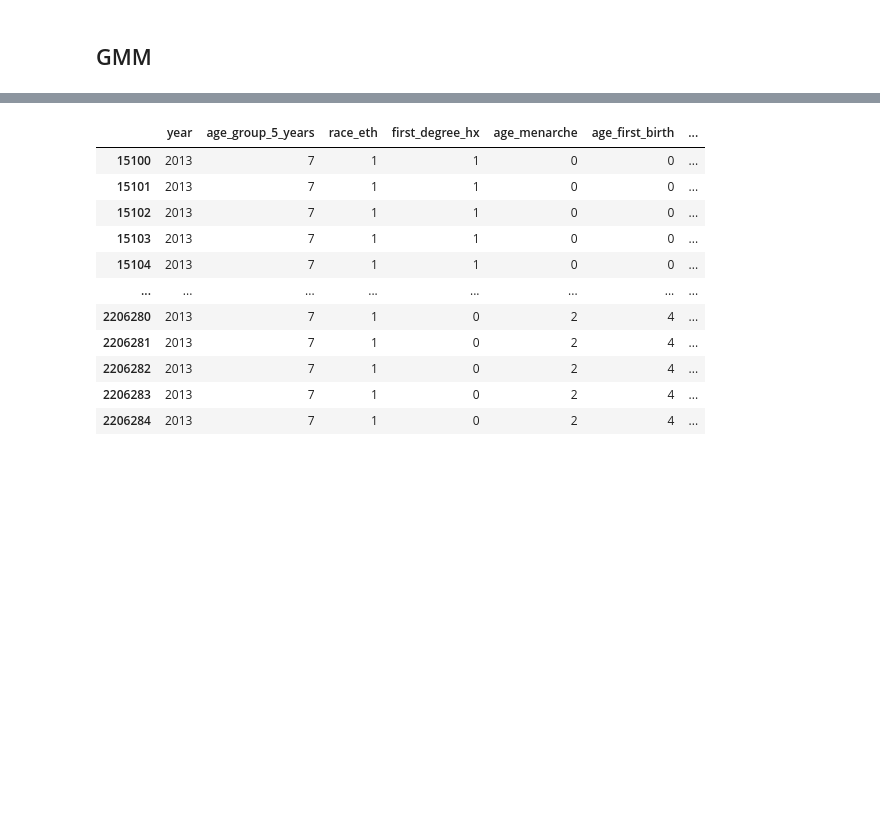
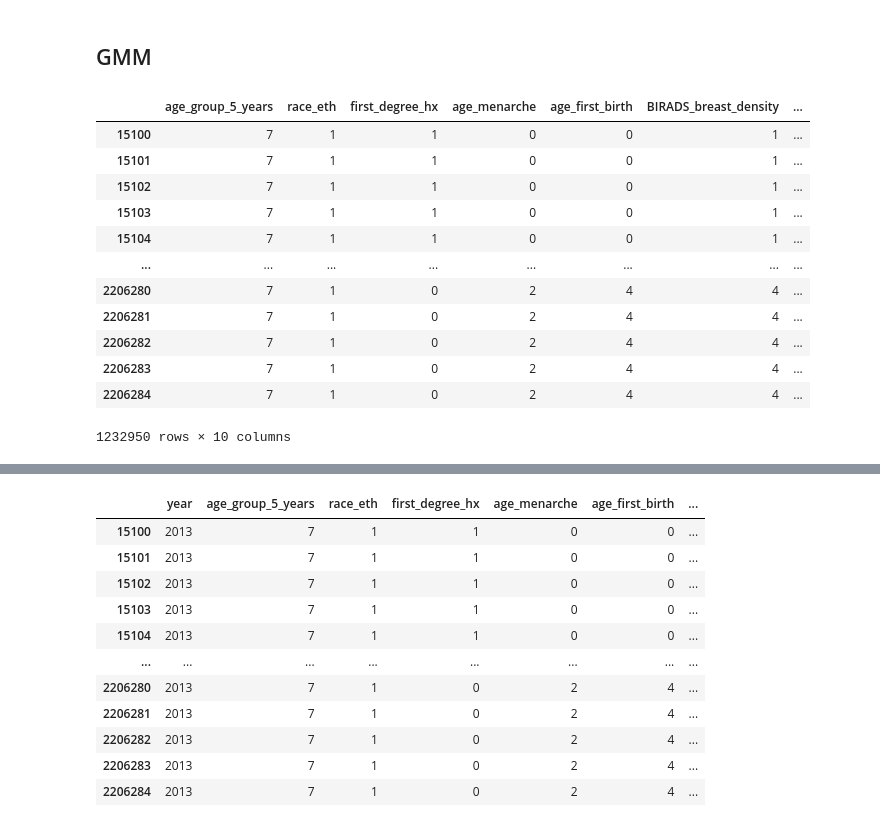
Before and after one commit to schwartzh2017/Final_Project_CL_HS, a Jupyter notebook: gmm.ipynb, the cells around one changed output, grey strips where cells are left out. Saved outputs shown, nothing was run; the diff lists cells and outputs as text; code cells hidden in the pictures; blank space fills up the shorter version.

```diff
--- a/gmm.ipynb
+++ b/gmm.ipynb
@@ -39,3 +49,19 @@ df.breast_cancer_history.value_counts().plot(kind='bar')
+# %%
+df_data
+# %% [output]
+|  | age_group_5_years | race_eth | first_degree_hx | age_menarche | age_first_birth | BIRADS_breast_density | ... |
+| 15100 | 7 | 1 | 1 | 0 | 0 | 1 | ... |
+| 15101 | 7 | 1 | 1 | 0 | 0 | 1 | ... |
+| 15102 | 7 | 1 | 1 | 0 | 0 | 1 | ... |
+| 15103 | 7 | 1 | 1 | 0 | 0 | 1 | ... |
+| 15104 | 7 | 1 | 1 | 0 | 0 | 1 | ... |
+| ... | ... | ... | ... | ... | ... | ... | ... |
+| 2206280 | 7 | 1 | 0 | 2 | 4 | 4 | ... |
+| 2206281 | 7 | 1 | 0 | 2 | 4 | 4 | ... |
+| 2206282 | 7 | 1 | 0 | 2 | 4 | 4 | ... |
+| 2206283 | 7 | 1 | 0 | 2 | 4 | 4 | ... |
+| 2206284 | 7 | 1 | 0 | 2 | 4 | 4 | ... |
+1232950 rows × 10 columns
 # %%
 #Prepare
 n_component = np.arange(1,10)
```
Also changed, not shown: parts of 10 cells of this notebook.
